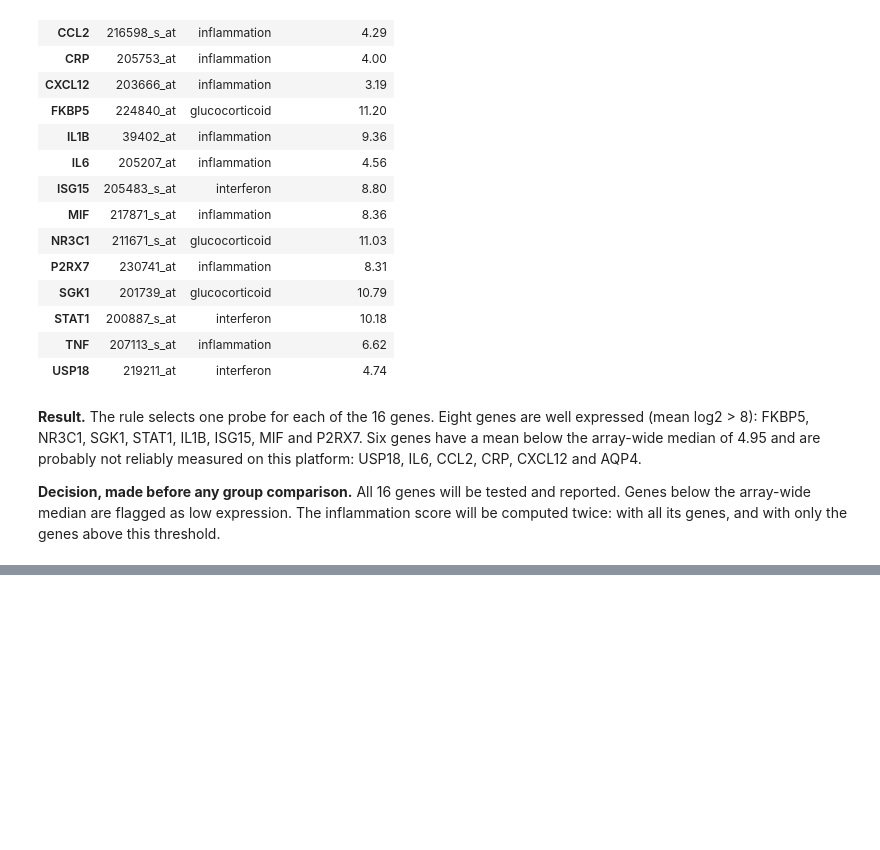
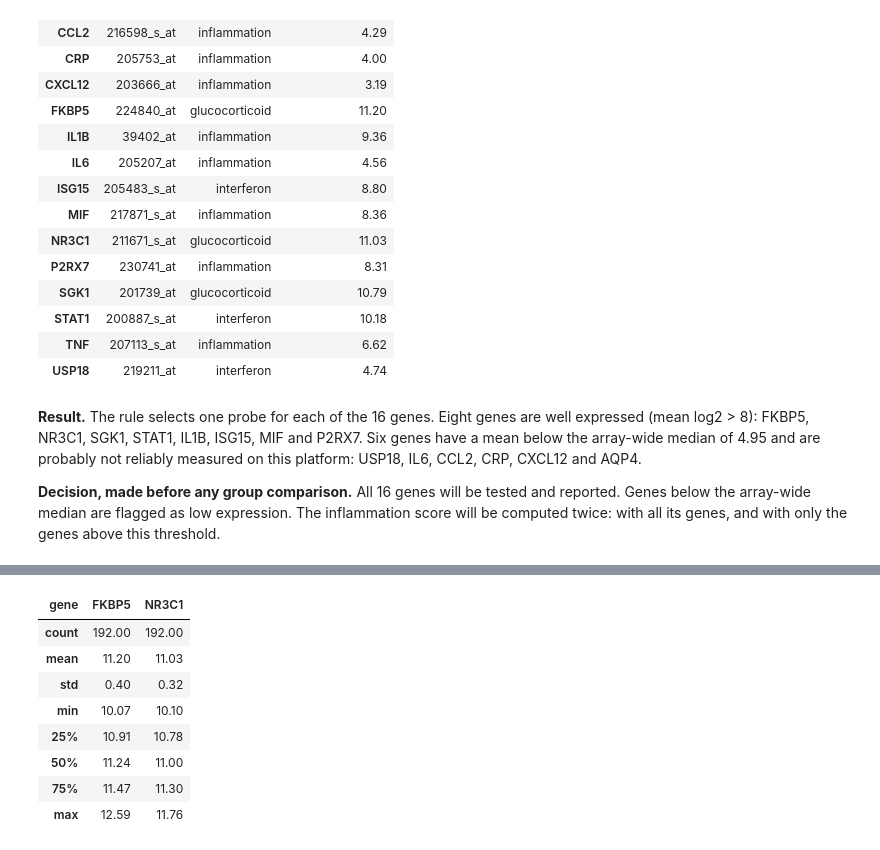
Before and after one commit to Claudialollo/inflammatory-depression-transcriptome, a Jupyter notebook: notebooks/02_gene_panel.ipynb, the cells around one changed output, grey strips where cells are left out. Cells and saved outputs as stored; diff of their text form; code cells hidden in the pictures; blank space fills up the shorter version.

```diff
--- a/notebooks/02_gene_panel.ipynb
+++ b/notebooks/02_gene_panel.ipynb
@@ -343,0 +387,12 @@ selected[["probe", "family", "mean_expression"]].round(2)
+# %%
+genes[["FKBP5", "NR3C1"]].describe().round(2)
+# %% [output]
+| gene | FKBP5 | NR3C1 |
+| count | 192.00 | 192.00 |
+| mean | 11.20 | 11.03 |
+| std | 0.40 | 0.32 |
+| min | 10.07 | 10.10 |
+| 25% | 10.91 | 10.78 |
+| 50% | 11.24 | 11.00 |
+| 75% | 11.47 | 11.30 |
+| max | 12.59 | 11.76 |
```
Also changed, not shown: parts of 4 cells of this notebook.
